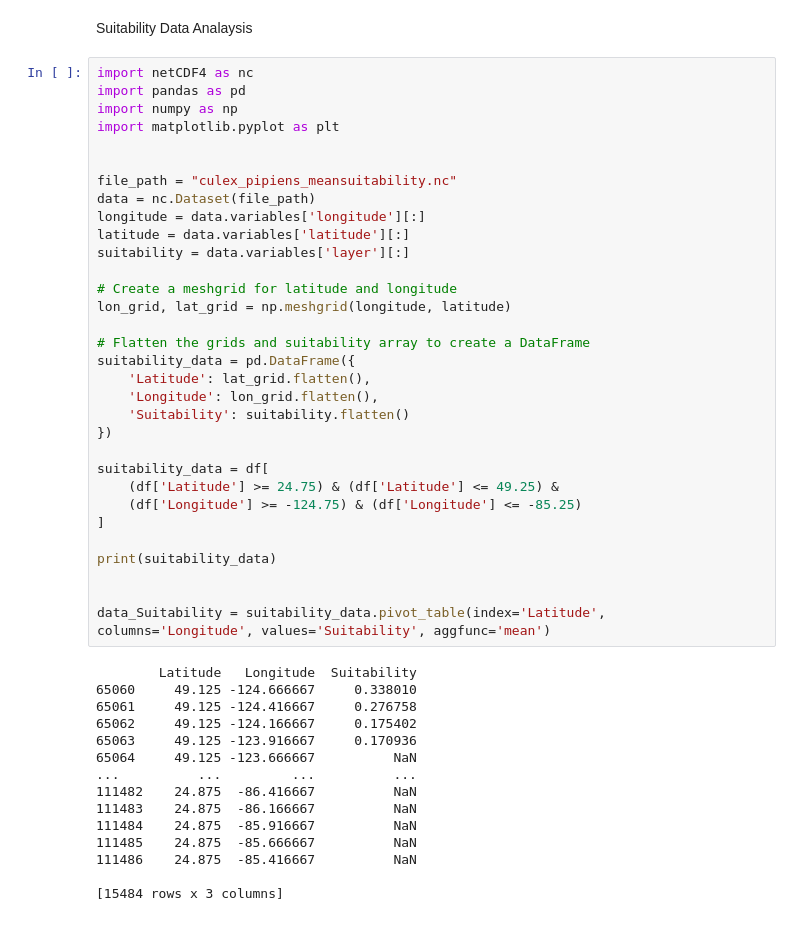
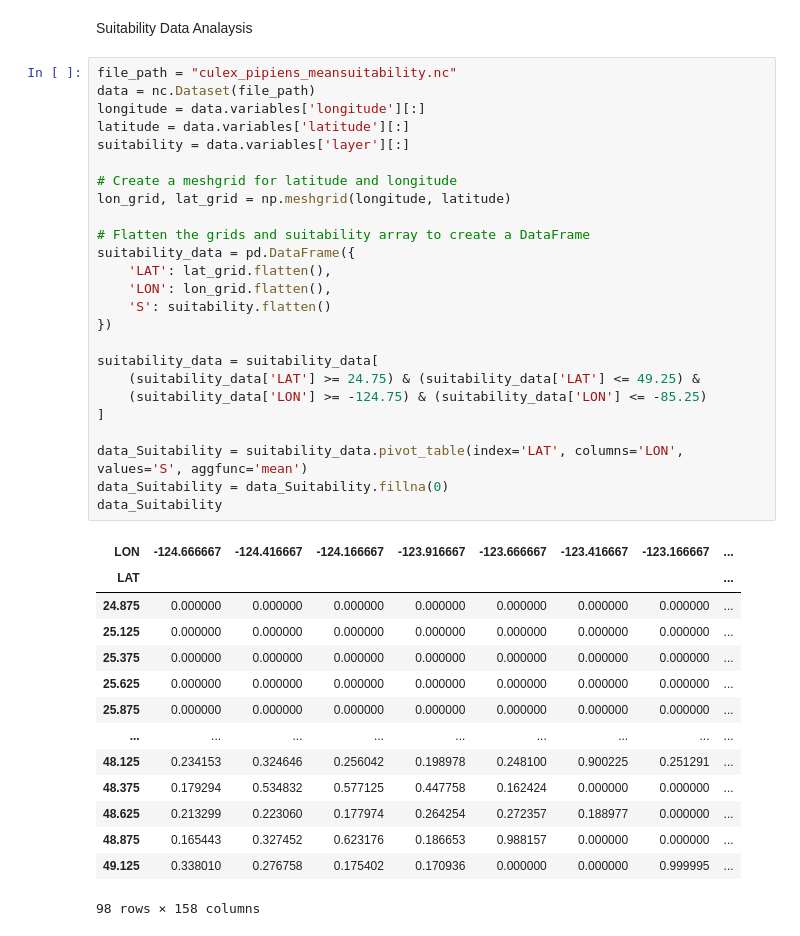
Before and after one commit to MatinMarjani/ABM-WNV, a Jupyter notebook: ClimateDataHandler.ipynb, the cells around one changed output. Drawn from its saved outputs; the diff is of its cells as text.

```diff
--- a/ClimateDataHandler.ipynb
+++ b/ClimateDataHandler.ipynb
@@ -160,49 +104,42 @@ array([-124.75, -124.25, -123.75, -123.25, -122.75, -122.25, -121.75,
 # %% [markdown]
 Suitability Data Analaysis
 # %%
-import netCDF4 as nc
-import pandas as pd
-import numpy as np
-import matplotlib.pyplot as plt
-
-
 file_path = "culex_pipiens_meansuitability.nc"
 data = nc.Dataset(file_path)
 longitude = data.variables['longitude'][:]
 latitude = data.variables['latitude'][:]
 suitability = data.variables['layer'][:]
 
 # Create a meshgrid for latitude and longitude
 lon_grid, lat_grid = np.meshgrid(longitude, latitude)
 
 # Flatten the grids and suitability array to create a DataFrame
 suitability_data = pd.DataFrame({
-    'Latitude': lat_grid.flatten(),
-    'Longitude': lon_grid.flatten(),
-    'Suitability': suitability.flatten()
+    'LAT': lat_grid.flatten(),
+    'LON': lon_grid.flatten(),
+    'S': suitability.flatten()
 })
 
-suitability_data = df[
-    (df['Latitude'] >= 24.75) & (df['Latitude'] <= 49.25) &
-    (df['Longitude'] >= -124.75) & (df['Longitude'] <= -85.25)
+suitability_data = suitability_data[
+    (suitability_data['LAT'] >= 24.75) & (suitability_data['LAT'] <= 49.25) &
+    (suitability_data['LON'] >= -124.75) & (suitability_data['LON'] <= -85.25)
 ]
 
-print(suitability_data)
-
-
-data_Suitability = suitability_data.pivot_table(index='Latitude', columns='Longitude', values='Suitability', aggfunc='mean')
+data_Suitability = suitability_data.pivot_table(index='LAT', columns='LON', values='S', aggfunc='mean')
+data_Suitability = data_Suitability.fillna(0)
+data_Suitability
 # %% [output]
+| LON | -124.666667 | -124.416667 | -124.166667 | -123.916667 | -123.666667 | -123.416667 | -123.166667 | ... |
+| LAT |  |  |  |  |  |  |  | ... |
+| 24.875 | 0.000000 | 0.000000 | 0.000000 | 0.000000 | 0.000000 | 0.000000 | 0.000000 | ... |
+| 25.125 | 0.000000 | 0.000000 | 0.000000 | 0.000000 | 0.000000 | 0.000000 | 0.000000 | ... |
+| 25.375 | 0.000000 | 0.000000 | 0.000000 | 0.000000 | 0.000000 | 0.000000 | 0.000000 | ... |
+| 25.625 | 0.000000 | 0.000000 | 0.000000 | 0.000000 | 0.000000 | 0.000000 | 0.000000 | ... |
+| 25.875 | 0.000000 | 0.000000 | 0.000000 | 0.000000 | 0.000000 | 0.000000 | 0.000000 | ... |
+| ... | ... | ... | ... | ... | ... | ... | ... | ... |
+| 48.125 | 0.234153 | 0.324646 | 0.256042 | 0.198978 | 0.248100 | 0.900225 | 0.251291 | ... |
+| 48.375 | 0.179294 | 0.534832 | 0.577125 | 0.447758 | 0.162424 | 0.000000 | 0.000000 | ... |
+| 48.625 | 0.213299 | 0.223060 | 0.177974 | 0.264254 | 0.272357 | 0.188977 | 0.000000 | ... |
+| 48.875 | 0.165443 | 0.327452 | 0.623176 | 0.186653 | 0.988157 | 0.000000 | 0.000000 | ... |
+| 49.125 | 0.338010 | 0.276758 | 0.175402 | 0.170936 | 0.000000 | 0.000000 | 0.999995 | ... |
-        Latitude   Longitude  Suitability
-65060     49.125 -124.666667     0.338010
-65061     49.125 -124.416667     0.276758
-65062     49.125 -124.166667     0.175402
-65063     49.125 -123.916667     0.170936
-65064     49.125 -123.666667          NaN
-...          ...         ...          ...
-111482    24.875  -86.416667          NaN
-111483    24.875  -86.166667          NaN
-111484    24.875  -85.916667          NaN
-111485    24.875  -85.666667          NaN
-111486    24.875  -85.416667          NaN
-
-[15484 rows x 3 columns]
+98 rows × 158 columns
```
Also changed, not shown: parts of 19 cells of this notebook.
